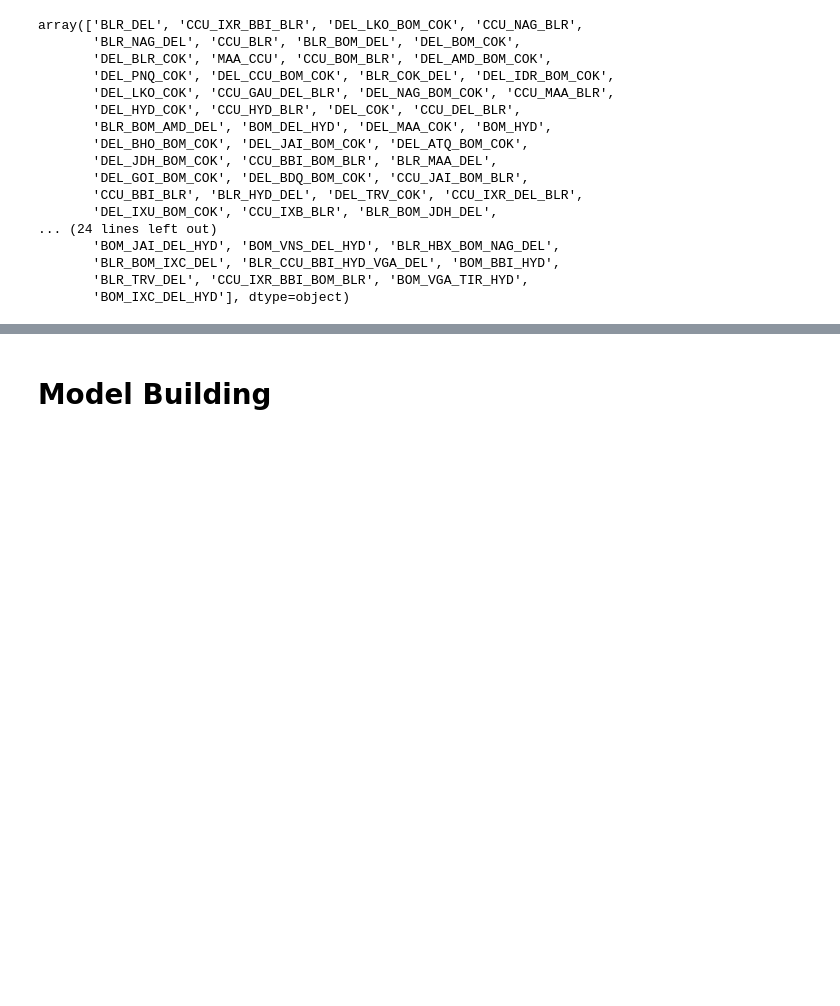
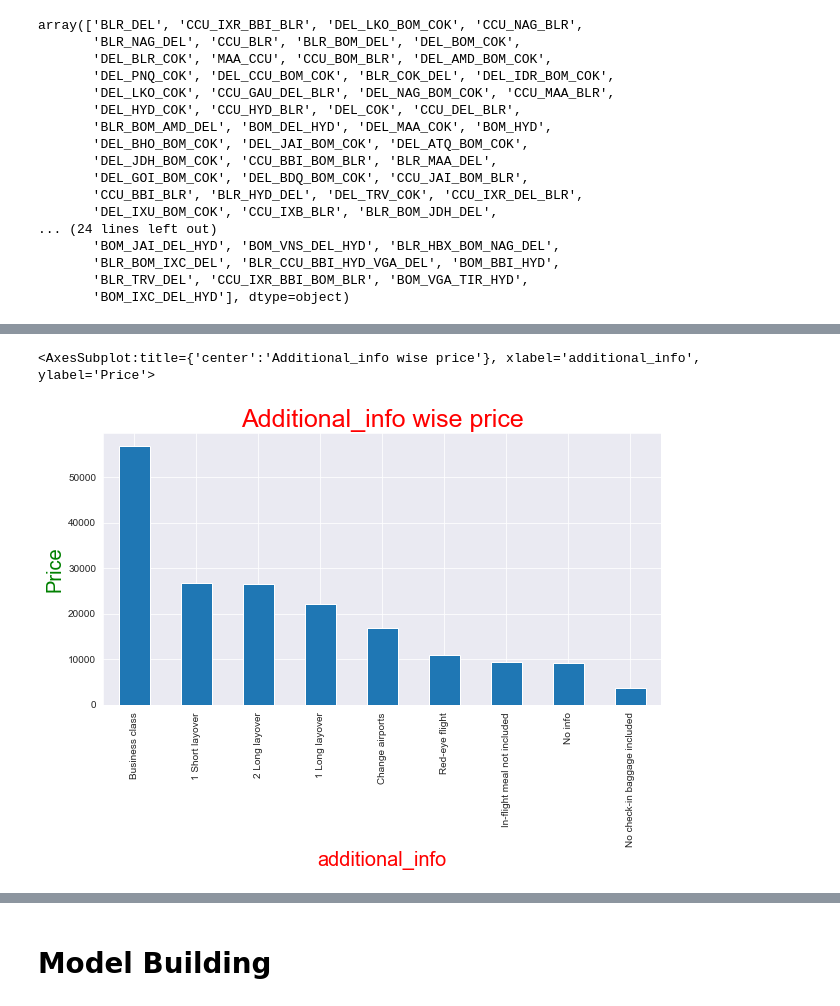
Before and after one commit to NitinShelke/flight_ticket_price_prediction, a Jupyter notebook: flight_ticket_price_prediction.ipynb, the cells around one changed output, grey strips where cells are left out. Cells and saved outputs as stored; diff of their text form; code cells hidden in the pictures; blank space fills up the shorter version.

```diff
--- a/flight_ticket_price_prediction.ipynb
+++ b/flight_ticket_price_prediction.ipynb
@@ -314,0 +279,9 @@ train['price']=y.iloc[0:10462]
+# %%
+plt.figure(figsize=(10,5))
+plt.title("Additional_info wise price",fontsize=25,color='red')
+plt.xlabel("Airline",color='red',fontsize=20)
+plt.ylabel("Price",color='Green',fontsize=20)
+train.groupby('additional_info')['price'].mean().sort_values(ascending=False).plot(kind='bar')
+# %% [output]
+<AxesSubplot:title={'center':'Additional_info wise price'}, xlabel='additional_info', ylabel='Price'>
+[figure, added]
```
Also changed, not shown: parts of 61 cells of this notebook.
